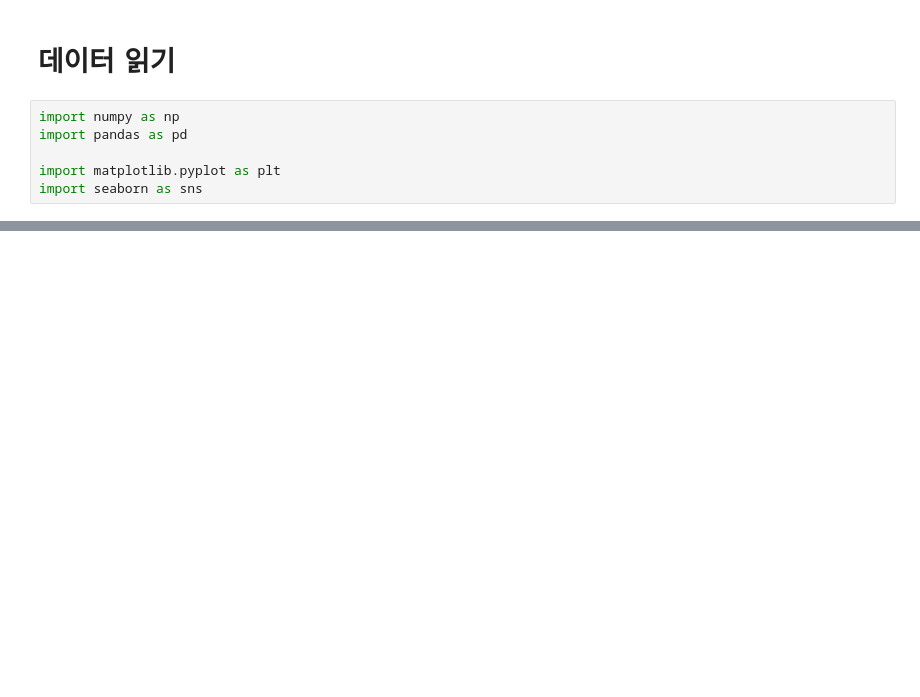
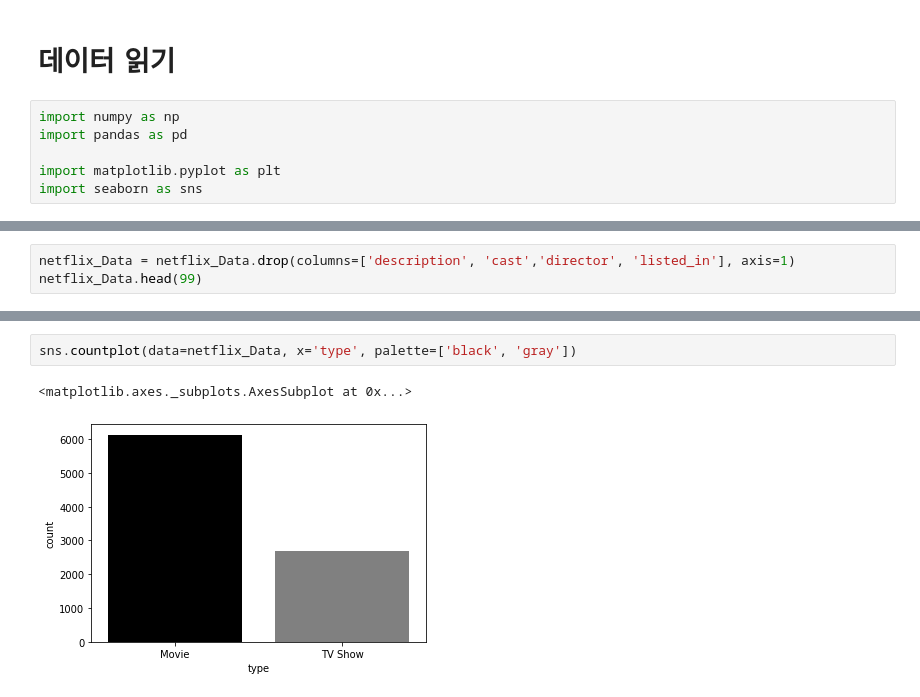
Before and after one commit to yec3168/DAP__, a Jupyter notebook: Project_201812033_연응찬.ipynb, the cells around one changed output, grey strips where cells are left out. Drawn from its saved outputs; the diff is of its cells as text; blank space fills up the shorter version.

```diff
--- a/Project_201812033_연응찬.ipynb
+++ b/Project_201812033_연응찬.ipynb
@@ -89,0 +110,3 @@ netflix_Data.head(99)
+# %%
+netflix_Data = netflix_Data.drop(columns=['description', 'cast','director', 'listed_in'], axis=1)
+netflix_Data.head(99)
@@ -89,0 +157,5 @@ netflix_Data.head(99)
+# %%
+sns.countplot(data=netflix_Data, x='type', palette=['black', 'gray'])
+# %% [output]
+<matplotlib.axes._subplots.AxesSubplot at 0x...>
+[figure, added]
```
Also changed, not shown: parts of 17 cells of this notebook.
